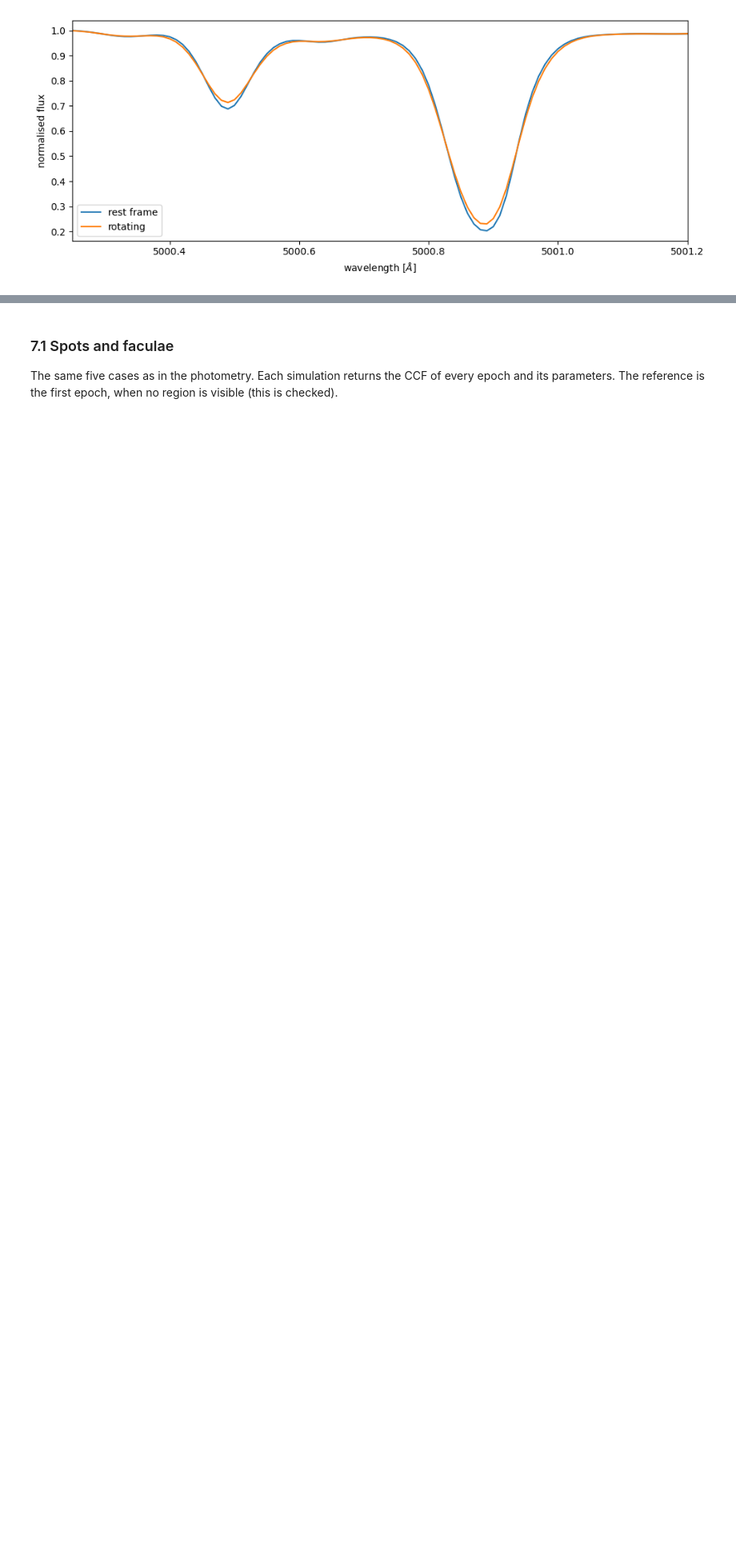
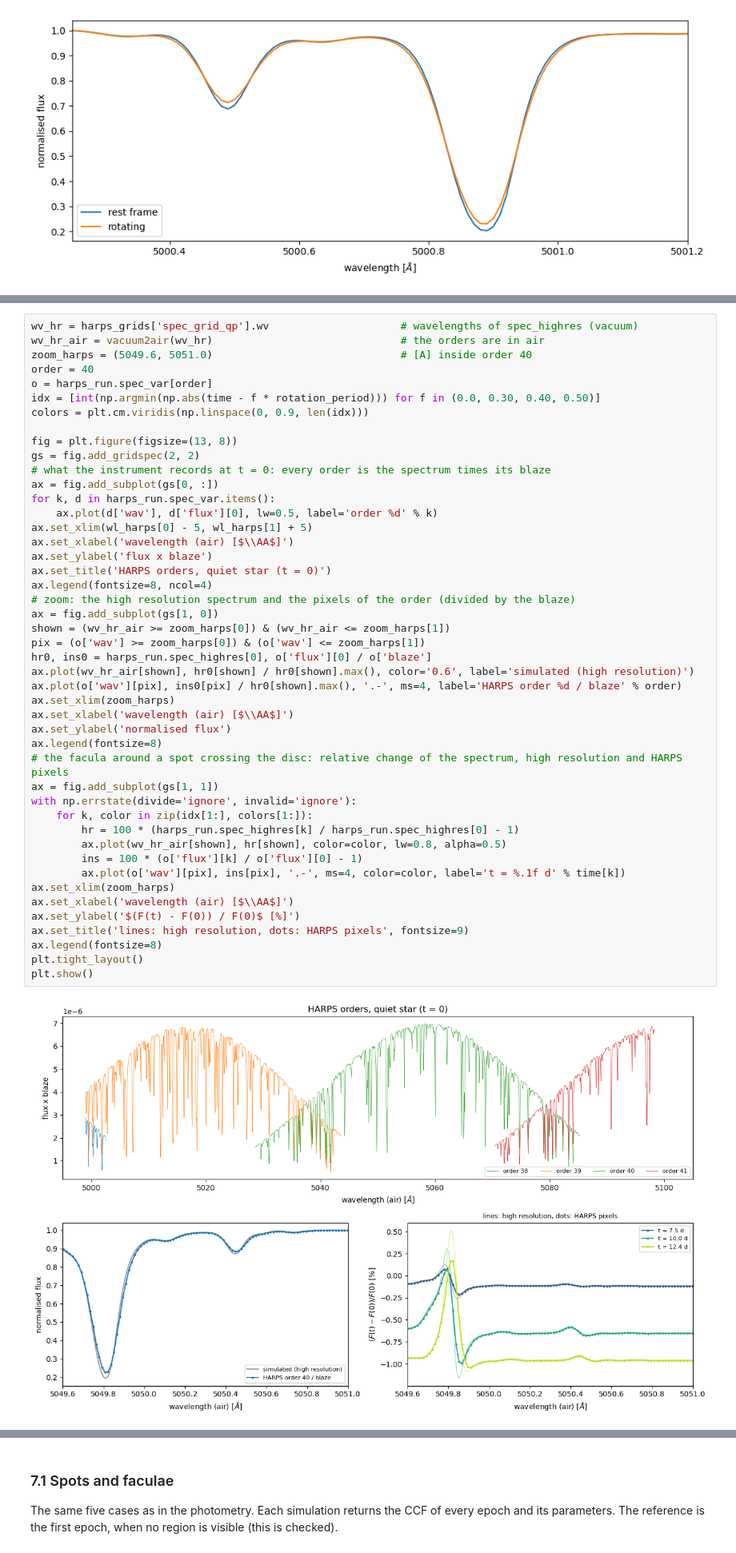
Before and after one commit to sophiestucki/sunsim, a Jupyter notebook: tutorial/tutorial.ipynb, the cells around one changed output, grey strips where cells are left out. Shown at 80% size. Cells and saved outputs as stored; diff of their text form; blank space fills up the shorter version.

```diff
--- a/tutorial/tutorial.ipynb
+++ b/tutorial/tutorial.ipynb
@@ -613,0 +674,48 @@ plt.show()
+# %%
+wv_hr = harps_grids['spec_grid_qp'].wv                     # wavelengths of spec_highres (vacuum)
+wv_hr_air = vacuum2air(wv_hr)                              # the orders are in air
+zoom_harps = (5049.6, 5051.0)                              # [A] inside order 40
+order = 40
+o = harps_run.spec_var[order]
+idx = [int(np.argmin(np.abs(time - f * rotation_period))) for f in (0.0, 0.30, 0.40, 0.50)]
+colors = plt.cm.viridis(np.linspace(0, 0.9, len(idx)))
+
+fig = plt.figure(figsize=(13, 8))
+gs = fig.add_gridspec(2, 2)
+# what the instrument records at t = 0: every order is the spectrum times its blaze
+ax = fig.add_subplot(gs[0, :])
+for k, d in harps_run.spec_var.items():
+    ax.plot(d['wav'], d['flux'][0], lw=0.5, label='order %d' % k)
+ax.set_xlim(wl_harps[0] - 5, wl_harps[1] + 5)
+ax.set_xlabel('wavelength (air) [$\\AA$]')
+ax.set_ylabel('flux x blaze')
+ax.set_title('HARPS orders, quiet star (t = 0)')
+ax.legend(fontsize=8, ncol=4)
+# zoom: the high resolution spectrum and the pixels of the order (divided by the blaze)
+ax = fig.add_subplot(gs[1, 0])
+shown = (wv_hr_air >= zoom_harps[0]) & (wv_hr_air <= zoom_harps[1])
+pix = (o['wav'] >= zoom_harps[0]) & (o['wav'] <= zoom_harps[1])
+hr0, ins0 = harps_run.spec_highres[0], o['flux'][0] / o['blaze']
+ax.plot(wv_hr_air[shown], hr0[shown] / hr0[shown].max(), color='0.6', label='simulated (high resolution)')
+ax.plot(o['wav'][pix], ins0[pix] / hr0[shown].max(), '.-', ms=4, label='HARPS order %d / blaze' % order)
+ax.set_xlim(zoom_harps)
+ax.set_xlabel('wavelength (air) [$\\AA$]')
+ax.set_ylabel('normalised flux')
+ax.legend(fontsize=8)
+# the facula around a spot crossing the disc: relative change of the spectrum, high resolution and HARPS pixels
+ax = fig.add_subplot(gs[1, 1])
+with np.errstate(divide='ignore', invalid='ignore'):
+    for k, color in zip(idx[1:], colors[1:]):
+        hr = 100 * (harps_run.spec_highres[k] / harps_run.spec_highres[0] - 1)
+        ax.plot(wv_hr_air[shown], hr[shown], color=color, lw=0.8, alpha=0.5)
+        ins = 100 * (o['flux'][k] / o['flux'][0] - 1)
+        ax.plot(o['wav'][pix], ins[pix], '.-', ms=4, color=color, label='t = %.1f d' % time[k])
+ax.set_xlim(zoom_harps)
+ax.set_xlabel('wavelength (air) [$\\AA$]')
+ax.set_ylabel('$(F(t) - F(0)) / F(0)$ [%]')
+ax.set_title('lines: high resolution, dots: HARPS pixels', fontsize=9)
+ax.legend(fontsize=8)
+plt.tight_layout()
+plt.show()
+# %% [output]
+[figure, added]
```
Also changed, not shown: parts of 3 cells of this notebook, 42 other files.
